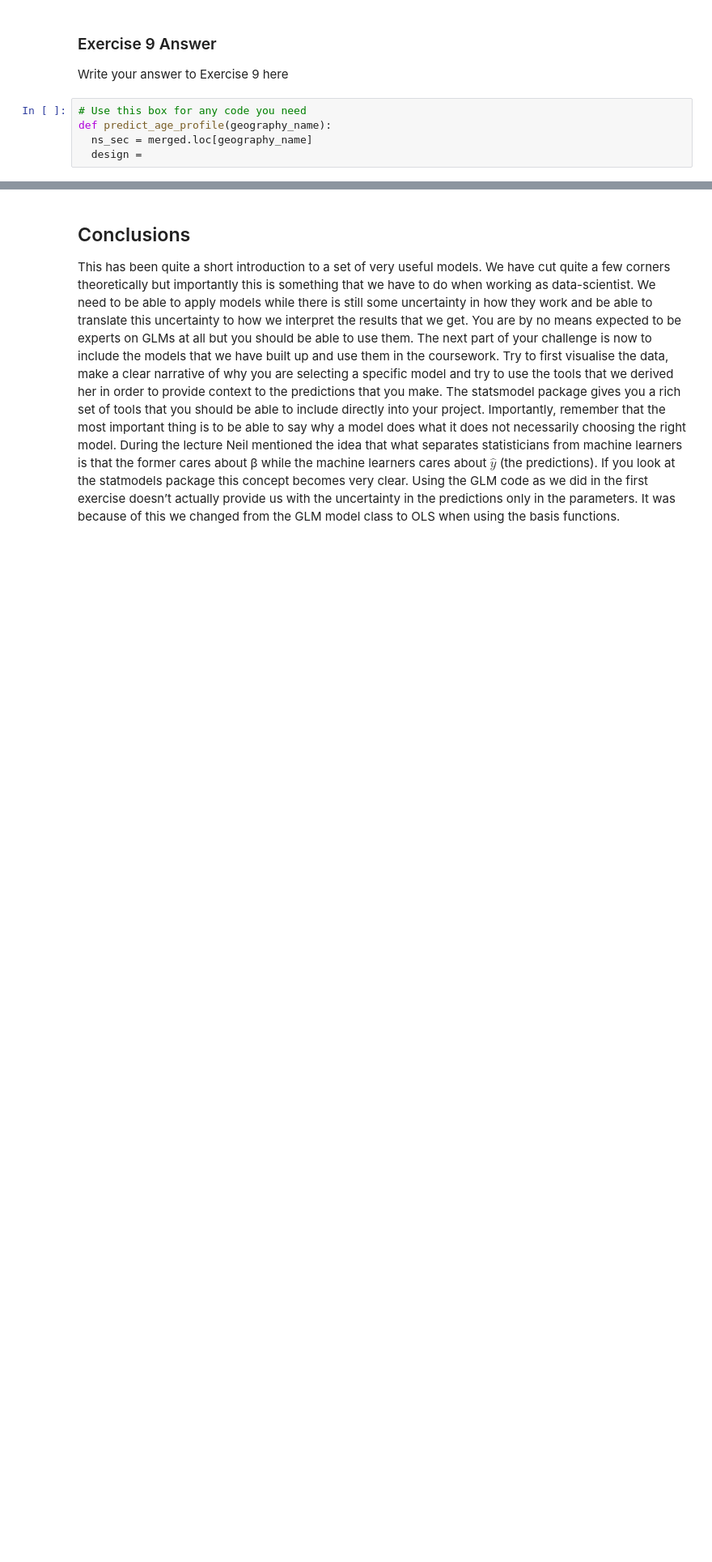
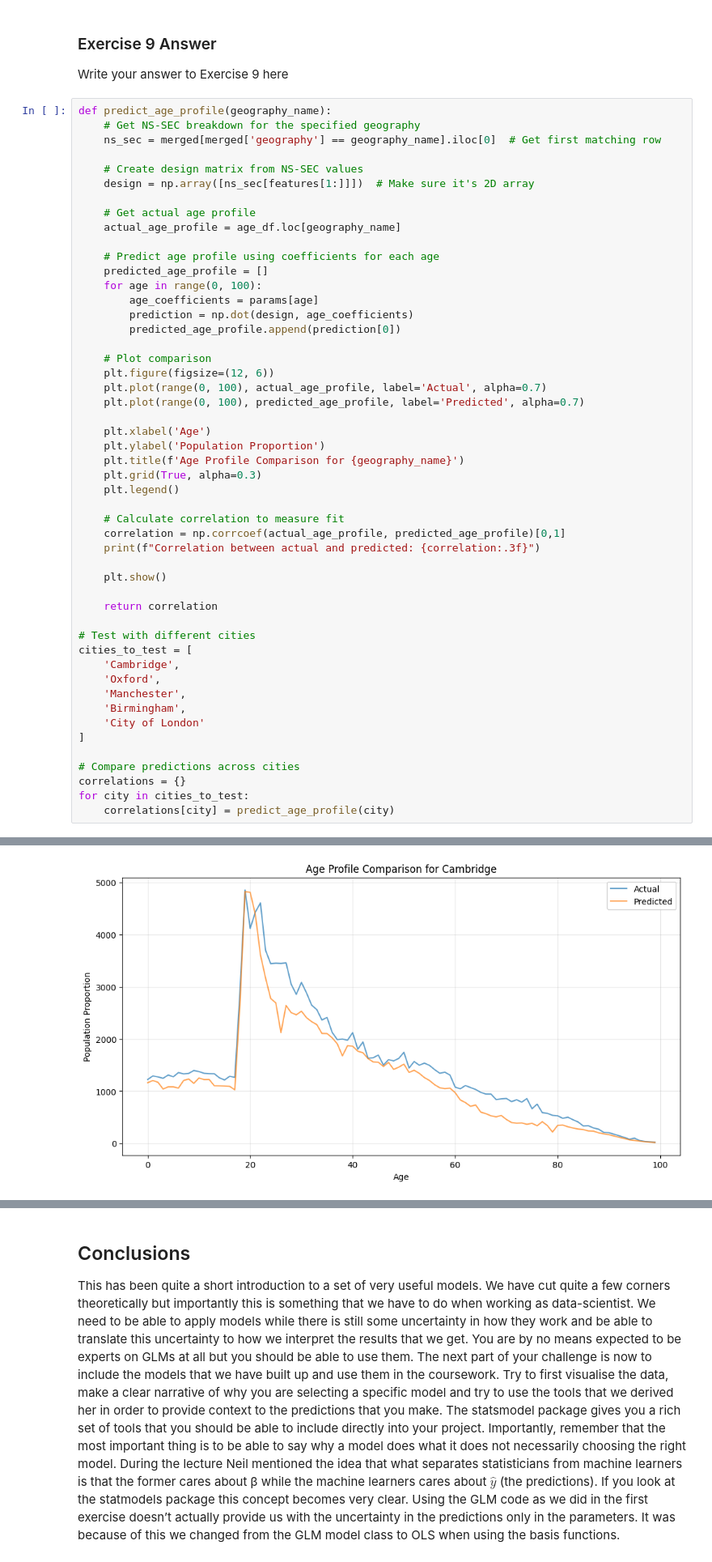
Before and after one commit to Pidongg/pz286_ads_2024, a Jupyter notebook: _notebooks/03-address_glm.ipynb, the cells around one changed output, grey strips where cells are left out. Shown at 81% size. Cells and saved outputs as stored; diff of their text form; blank space fills up the shorter version.

```diff
--- a/_notebooks/03-address_glm.ipynb
+++ b/_notebooks/03-address_glm.ipynb
@@ -1530,7 +1543,53 @@ ones where it works poorly.
 
 Write your answer to Exercise 9 here
 # %%
-# Use this box for any code you need
 def predict_age_profile(geography_name):
-  ns_sec = merged.loc[geography_name]
-  design =
+    # Get NS-SEC breakdown for the specified geography
+    ns_sec = merged[merged['geography'] == geography_name].iloc[0]  # Get first matching row
+
+    # Create design matrix from NS-SEC values
+    design = np.array([ns_sec[features[1:]]])  # Make sure it's 2D array
+
+    # Get actual age profile
+    actual_age_profile = age_df.loc[geography_name]
+
+    # Predict age profile using coefficients for each age
+    predicted_age_profile = []
+    for age in range(0, 100):
+        age_coefficients = params[age]
+        prediction = np.dot(design, age_coefficients)
+        predicted_age_profile.append(prediction[0])
+
+    # Plot comparison
+    plt.figure(figsize=(12, 6))
+    plt.plot(range(0, 100), actual_age_profile, label='Actual', alpha=0.7)
+    plt.plot(range(0, 100), predicted_age_profile, label='Predicted', alpha=0.7)
+
+    plt.xlabel('Age')
+    plt.ylabel('Population Proportion')
+    plt.title(f'Age Profile Comparison for {geography_name}')
+    plt.grid(True, alpha=0.3)
+    plt.legend()
+
+    # Calculate correlation to measure fit
+    correlation = np.corrcoef(actual_age_profile, predicted_age_profile)[0,1]
+    print(f"Correlation between actual and predicted: {correlation:.3f}")
+
+    plt.show()
+
+    return correlation
+
+# Test with different cities
+cities_to_test = [
+    'Cambridge',
+    'Oxford',
+    'Manchester',
+    'Birmingham',
+    'City of London'
+]
+
+# Compare predictions across cities
+correlations = {}
+for city in cities_to_test:
+    correlations[city] = predict_age_profile(city)
+# %% [output]
@@ -1536,0 +1597 @@ def predict_age_profile(geography_name):
+[figure, added]
```
Also changed, not shown: parts of 6 cells of this notebook.
